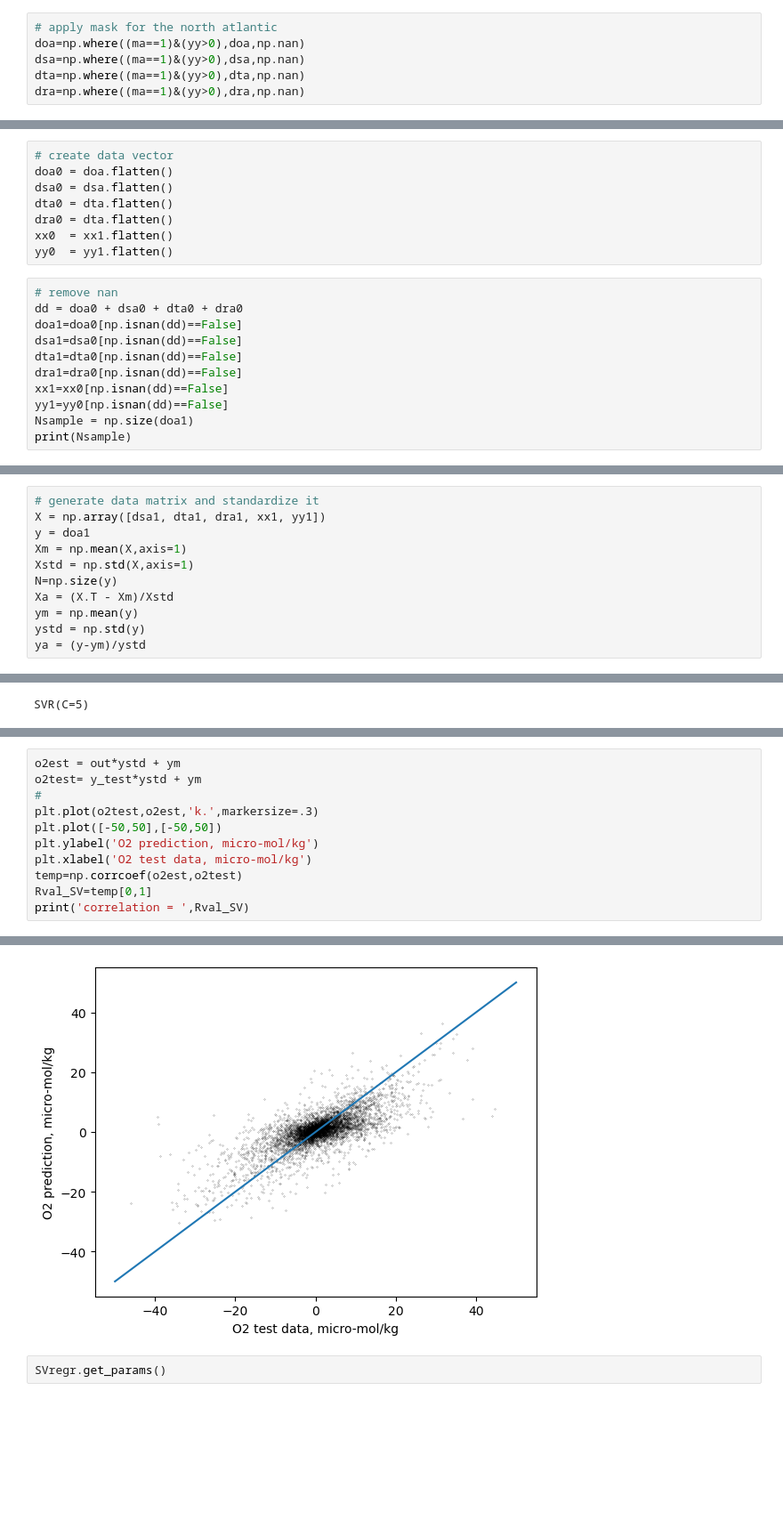
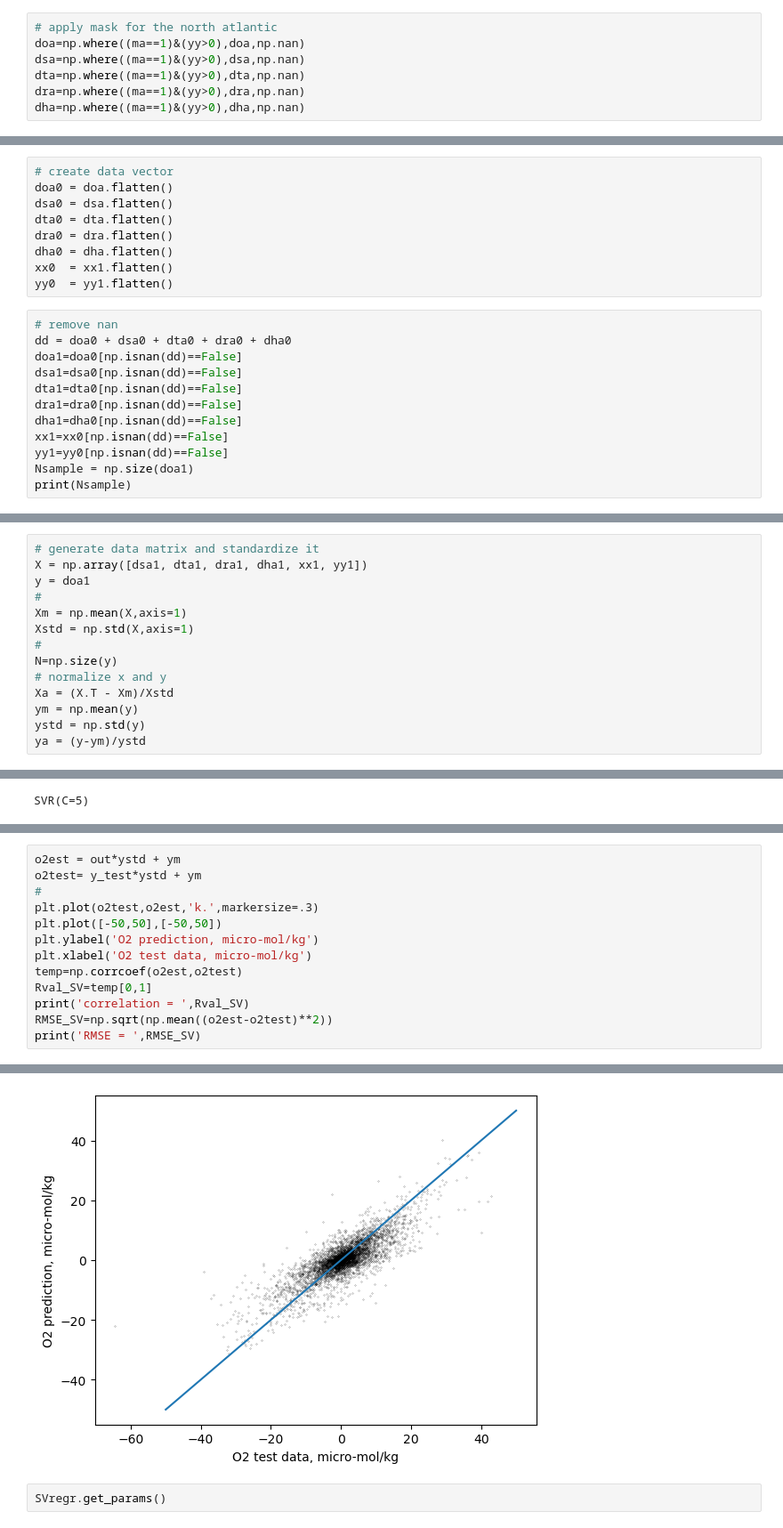
Before and after one commit to takaito1/ML4O2, a Jupyter notebook: develop/o2mod_example.ipynb, the cells around one changed output, grey strips where cells are left out. Shown at 89% size. Saved outputs shown, nothing was run; the diff lists cells and outputs as text; blank space fills up the shorter version.

```diff
--- a/develop/o2mod_example.ipynb
+++ b/develop/o2mod_example.ipynb
@@ -120,6 +102,7 @@ doa=np.where((ma==1)&(yy>0),doa,np.nan)
 dsa=np.where((ma==1)&(yy>0),dsa,np.nan)
 dta=np.where((ma==1)&(yy>0),dta,np.nan)
 dra=np.where((ma==1)&(yy>0),dra,np.nan)
+dha=np.where((ma==1)&(yy>0),dha,np.nan)
 # %% [markdown]
 ### Now we have the anormaly data for the North Atlantic. Remove NaNs and organize them into 1d array
 # %%
@@ -127,16 +110,18 @@ dra=np.where((ma==1)&(yy>0),dra,np.nan)
 doa0 = doa.flatten()
 dsa0 = dsa.flatten()
 dta0 = dta.flatten()
-dra0 = dta.flatten()
+dra0 = dra.flatten()
+dha0 = dha.flatten()
 xx0  = xx1.flatten()
 yy0  = yy1.flatten()
 # %%
 # remove nan
-dd = doa0 + dsa0 + dta0 + dra0
+dd = doa0 + dsa0 + dta0 + dra0 + dha0
 doa1=doa0[np.isnan(dd)==False]
 dsa1=dsa0[np.isnan(dd)==False]
 dta1=dta0[np.isnan(dd)==False]
 dra1=dra0[np.isnan(dd)==False]
+dha1=dha0[np.isnan(dd)==False]
 xx1=xx0[np.isnan(dd)==False]
 yy1=yy0[np.isnan(dd)==False]
 Nsample = np.size(doa1)
@@ -146,10 +131,13 @@ print(Nsample)
 # %%
 # generate data matrix and standardize it
-X = np.array([dsa1, dta1, dra1, xx1, yy1])
+X = np.array([dsa1, dta1, dra1, dha1, xx1, yy1])
 y = doa1
+#
 Xm = np.mean(X,axis=1)
 Xstd = np.std(X,axis=1)
+#
 N=np.size(y)
+# normalize x and y
 Xa = (X.T - Xm)/Xstd
 ym = np.mean(y)
 ystd = np.std(y)
@@ -219,4 +210,6 @@ plt.xlabel('O2 test data, micro-mol/kg')
 temp=np.corrcoef(o2est,o2test)
 Rval_SV=temp[0,1]
 print('correlation = ',Rval_SV)
+RMSE_SV=np.sqrt(np.mean((o2est-o2test)**2))
+print('RMSE = ',RMSE_SV)
 # %% [output]
@@ -224,4 +218,4 @@ correlation =  0.7199089852651629
-[figure, old version]
+[figure, new version]
 # %%
 SVregr.get_params()
 # %% [output]
```
Also changed, not shown: parts of 27 cells of this notebook.
